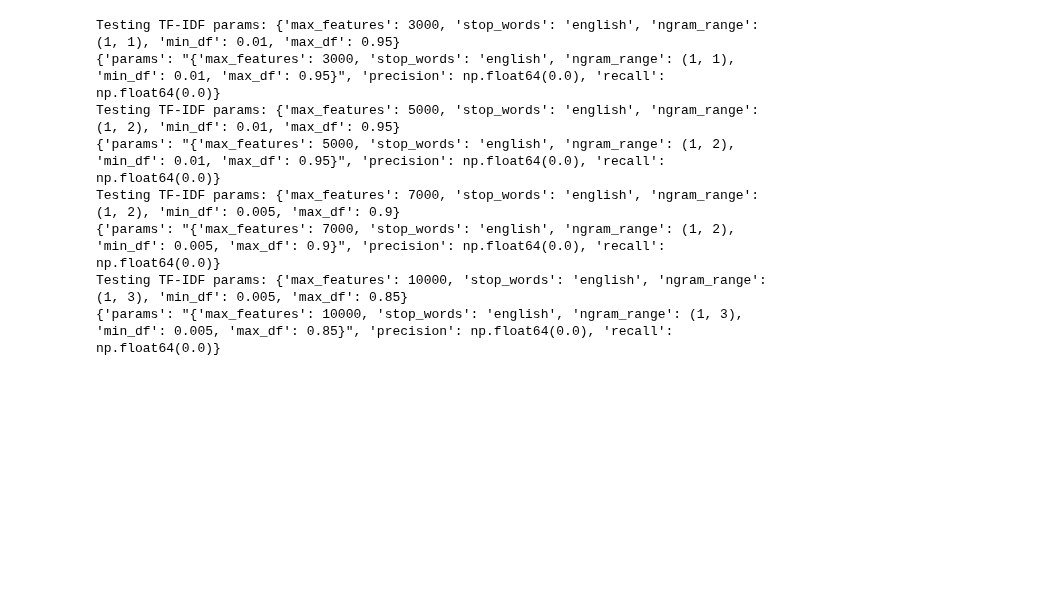
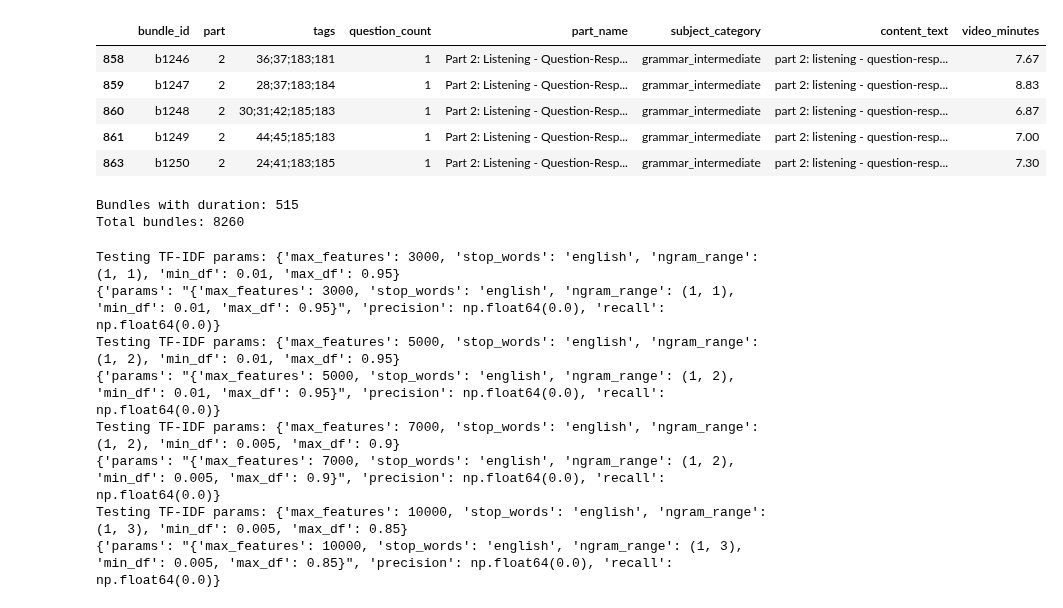
Before and after one commit to maryamzaman30/Data-Driven-Personalized-Educational-Content-Recommendation-System, a Jupyter notebook: notebooks/04_model_tuning.ipynb, the cells around one changed output. Drawn from its saved outputs; the diff is of its cells as text; code cells hidden in the pictures; blank space fills up the shorter version.

```diff
--- a/notebooks/04_model_tuning.ipynb
+++ b/notebooks/04_model_tuning.ipynb
@@ -65,3 +115,19 @@ Name: content_text, dtype: object
+# %%
+bundle_info[bundle_info['video_minutes'] > 0].head()
+# %% [output]
+|  | bundle_id | part | tags | question_count | part_name | subject_category | content_text | video_minutes |
+| 858 | b1246 | 2 | 36;37;183;181 | 1 | Part 2: Listening - Question-Resp... | grammar_intermediate | part 2: listening - question-resp... | 7.67 |
+| 859 | b1247 | 2 | 28;37;183;184 | 1 | Part 2: Listening - Question-Resp... | grammar_intermediate | part 2: listening - question-resp... | 8.83 |
+| 860 | b1248 | 2 | 30;31;42;185;183 | 1 | Part 2: Listening - Question-Resp... | grammar_intermediate | part 2: listening - question-resp... | 6.87 |
+| 861 | b1249 | 2 | 44;45;185;183 | 1 | Part 2: Listening - Question-Resp... | grammar_intermediate | part 2: listening - question-resp... | 7.00 |
+| 863 | b1250 | 2 | 24;41;183;185 | 1 | Part 2: Listening - Question-Resp... | grammar_intermediate | part 2: listening - question-resp... | 7.30 |
+# %%
+# See how many bundles got matched to lectures with duration
+print(f"Bundles with duration: {bundle_info[bundle_info['video_minutes'] > 0].shape[0]}")
+print(f"Total bundles: {bundle_info.shape[0]}")
+# %% [output]
+Bundles with duration: 515
+Total bundles: 8260
 # %%
 # Enhanced TF-IDF tuning
 tfidf_params_grid = [
```
Also changed, not shown: parts of 5 cells of this notebook, 6 other files.
